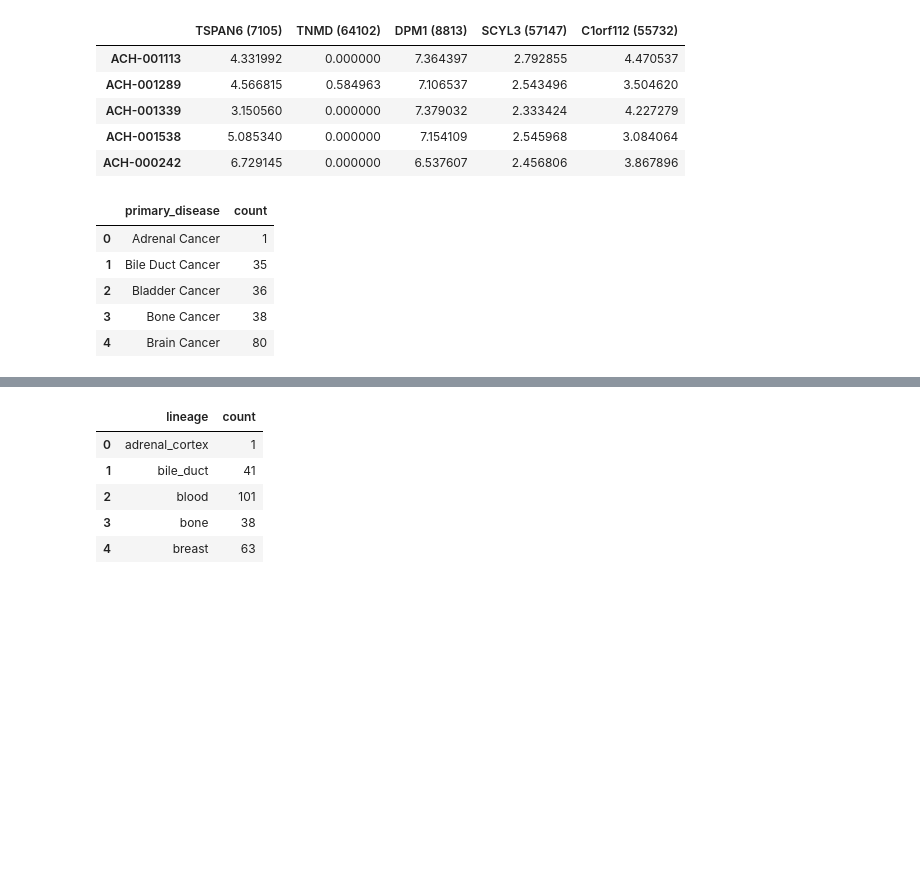
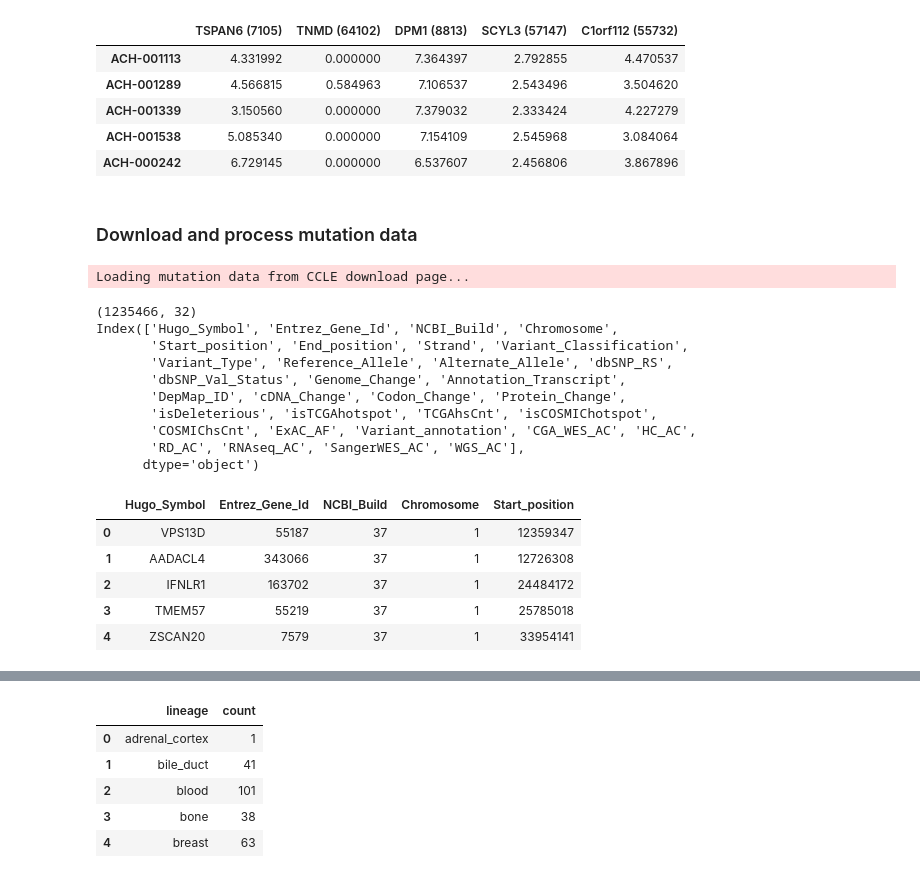
Before and after one commit to greenelab/pancancer-evaluation, a Jupyter notebook: 08_cell_line_prediction/download_data.ipynb, the cells around one changed output, grey strips where cells are left out. Cells and saved outputs as stored; diff of their text form; code cells hidden in the pictures; blank space fills up the shorter version.

```diff
--- a/08_cell_line_prediction/download_data.ipynb
+++ b/08_cell_line_prediction/download_data.ipynb
@@ -73,21 +75,41 @@ ccle_expression_df.iloc[:5, :5]
 | ACH-001339 | 3.150560 | 0.000000 | 7.379032 | 2.333424 | 4.227279 |
 | ACH-001538 | 5.085340 | 0.000000 | 7.154109 | 2.545968 | 3.084064 |
 | ACH-000242 | 6.729145 | 0.000000 | 6.537607 | 2.456806 | 3.867896 |
-# %%
-ccle_exp_cancer_types = (ccle_sample_info_df
-    .reindex(ccle_expression_df.index)
-    .groupby('primary_disease')
-    .count()
-    .reset_index()
-    .iloc[:, [0, 1]]
-    .rename(columns={'cell_line_name': 'count'})
-)
-
-ccle_exp_cancer_types.head()
-# %% [output]
-|  | primary_disease | count |
-| 0 | Adrenal Cancer | 1 |
-| 1 | Bile Duct Cancer | 35 |
-| 2 | Bladder Cancer | 36 |
-| 3 | Bone Cancer | 38 |
-| 4 | Brain Cancer | 80 |
+# %% [markdown]
+### Download and process mutation data
+# %%
+ccle_mutation_file = os.path.join(cfg.data_dir, 'ccle', 'ccle_mutations_maf.csv')
+
+if os.path.isfile(ccle_mutation_file):
+    ccle_mutation_df = pd.read_csv(ccle_mutation_file, sep=',', index_col=0)
+else:
+    print('Loading mutation data from CCLE download page...', file=sys.stderr)
+    # URL from CCLE public download data:
+    # https://depmap.org/portal/download/
+    ccle_mutation_df = pd.read_csv(
+        'https://ndownloader.figshare.com/files/34989940', sep=','
+    )
+    os.makedirs(os.path.join(cfg.data_dir, 'ccle'), exist_ok=True)
+    ccle_mutation_df.to_csv(ccle_mutation_file)
+
+print(ccle_mutation_df.shape)
+print(ccle_mutation_df.columns)
+ccle_mutation_df.iloc[:5, :5]
+# %% [output]
+Loading mutation data from CCLE download page...
+(1235466, 32)
+Index(['Hugo_Symbol', 'Entrez_Gene_Id', 'NCBI_Build', 'Chromosome',
+       'Start_position', 'End_position', 'Strand', 'Variant_Classification',
+       'Variant_Type', 'Reference_Allele', 'Alternate_Allele', 'dbSNP_RS',
+       'dbSNP_Val_Status', 'Genome_Change', 'Annotation_Transcript',
+       'DepMap_ID', 'cDNA_Change', 'Codon_Change', 'Protein_Change',
+       'isDeleterious', 'isTCGAhotspot', 'TCGAhsCnt', 'isCOSMIChotspot',
+       'COSMIChsCnt', 'ExAC_AF', 'Variant_annotation', 'CGA_WES_AC', 'HC_AC',
+       'RD_AC', 'RNAseq_AC', 'SangerWES_AC', 'WGS_AC'],
+      dtype='object')
+|  | Hugo_Symbol | Entrez_Gene_Id | NCBI_Build | Chromosome | Start_position |
+| 0 | VPS13D | 55187 | 37 | 1 | 12359347 |
+| 1 | AADACL4 | 343066 | 37 | 1 | 12726308 |
+| 2 | IFNLR1 | 163702 | 37 | 1 | 24484172 |
+| 3 | TMEM57 | 55219 | 37 | 1 | 25785018 |
+| 4 | ZSCAN20 | 7579 | 37 | 1 | 33954141 |
```
Also changed, not shown: parts of 12 cells of this notebook, 1 other file.
